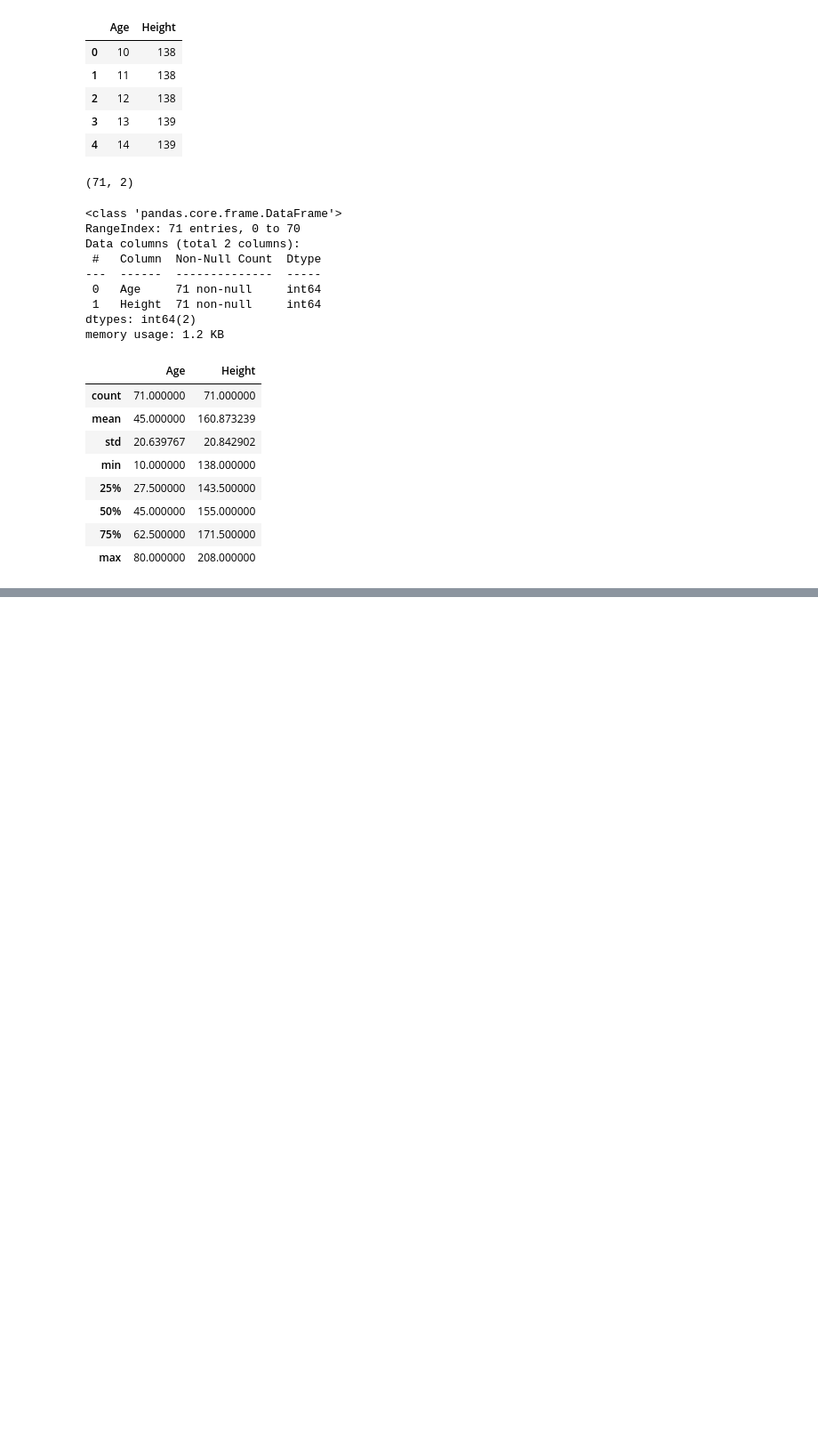
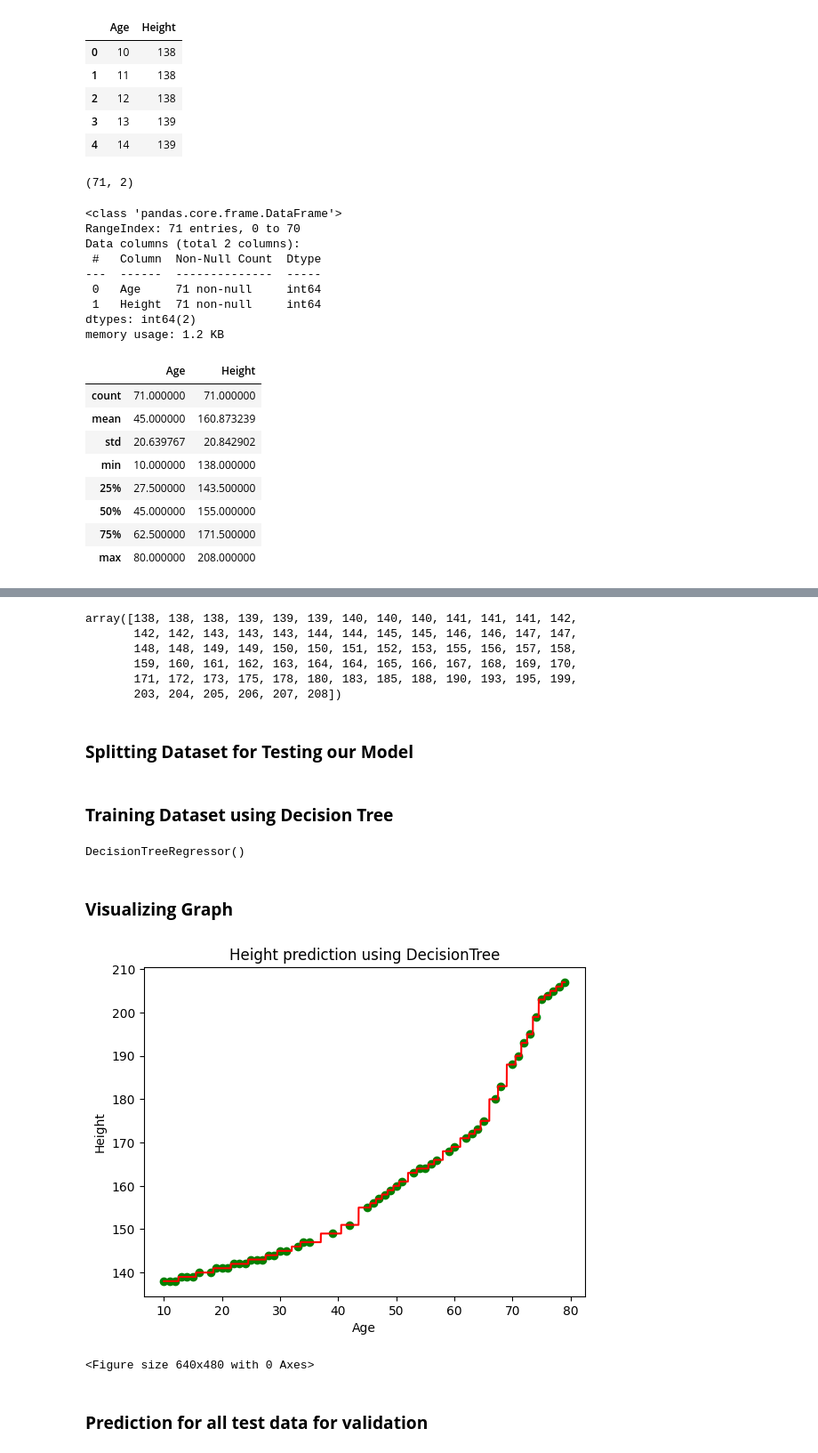
Before and after one commit to shubhamrai1318/Height_Prediction_using_DECISION_TREE, a Jupyter notebook: Height_Prediction_using_DECISION_TREE.ipynb, the cells around one changed output, grey strips where cells are left out. Shown at 89% size. Saved outputs shown, nothing was run; the diff lists cells and outputs as text; code cells hidden in the pictures; blank space fills up the shorter version.

```diff
--- a/Height_Prediction_using_DECISION_TREE.ipynb
+++ b/Height_Prediction_using_DECISION_TREE.ipynb
@@ -59,0 +62,3 @@ dataset.describe()
+# %%
+X = dataset.iloc[:, :-1].values
+X
@@ -59,0 +83,40 @@ dataset.describe()
+# %%
+Y = dataset.iloc[:, -1].values
+Y
+# %% [output]
+array([138, 138, 138, 139, 139, 139, 140, 140, 140, 141, 141, 141, 142,
+       142, 142, 143, 143, 143, 144, 144, 145, 145, 146, 146, 147, 147,
+       148, 148, 149, 149, 150, 150, 151, 152, 153, 155, 156, 157, 158,
+       159, 160, 161, 162, 163, 164, 164, 165, 166, 167, 168, 169, 170,
+       171, 172, 173, 175, 178, 180, 183, 185, 188, 190, 193, 195, 199,
+       203, 204, 205, 206, 207, 208])
+# %% [markdown]
+### **Splitting Dataset for Testing our Model**
+# %%
+from sklearn.model_selection import train_test_split
+x_train,x_test,y_train,y_test = train_test_split(X,Y,test_size=0.20,random_state=0)
+# %% [markdown]
+### **Training Dataset using Decision Tree**
+# %%
+from sklearn.tree import DecisionTreeRegressor
+model = DecisionTreeRegressor()
+model.fit(x_train, y_train)
+# %% [output]
+DecisionTreeRegressor()
+# %% [markdown]
+### **Visualizing Graph**
+# %%
+X_val = np.arange(min(x_train), max(x_train), 0.01)
+X_val = X_val.reshape((len(X_val), 1))
+plt.scatter(x_train, y_train, color = 'green')
+plt.plot(X_val, model.predict(X_val), color = 'red')
+plt.title('Height prediction using DecisionTree')
+plt.xlabel('Age')
+plt.ylabel('Height')
+plt.figure()
+plt.show()
+# %% [output]
+[figure, added]
+<Figure size 640x480 with 0 Axes>
+# %% [markdown]
+### **Prediction for all test data for validation**
```
Also changed, not shown: parts of 3 cells of this notebook.
